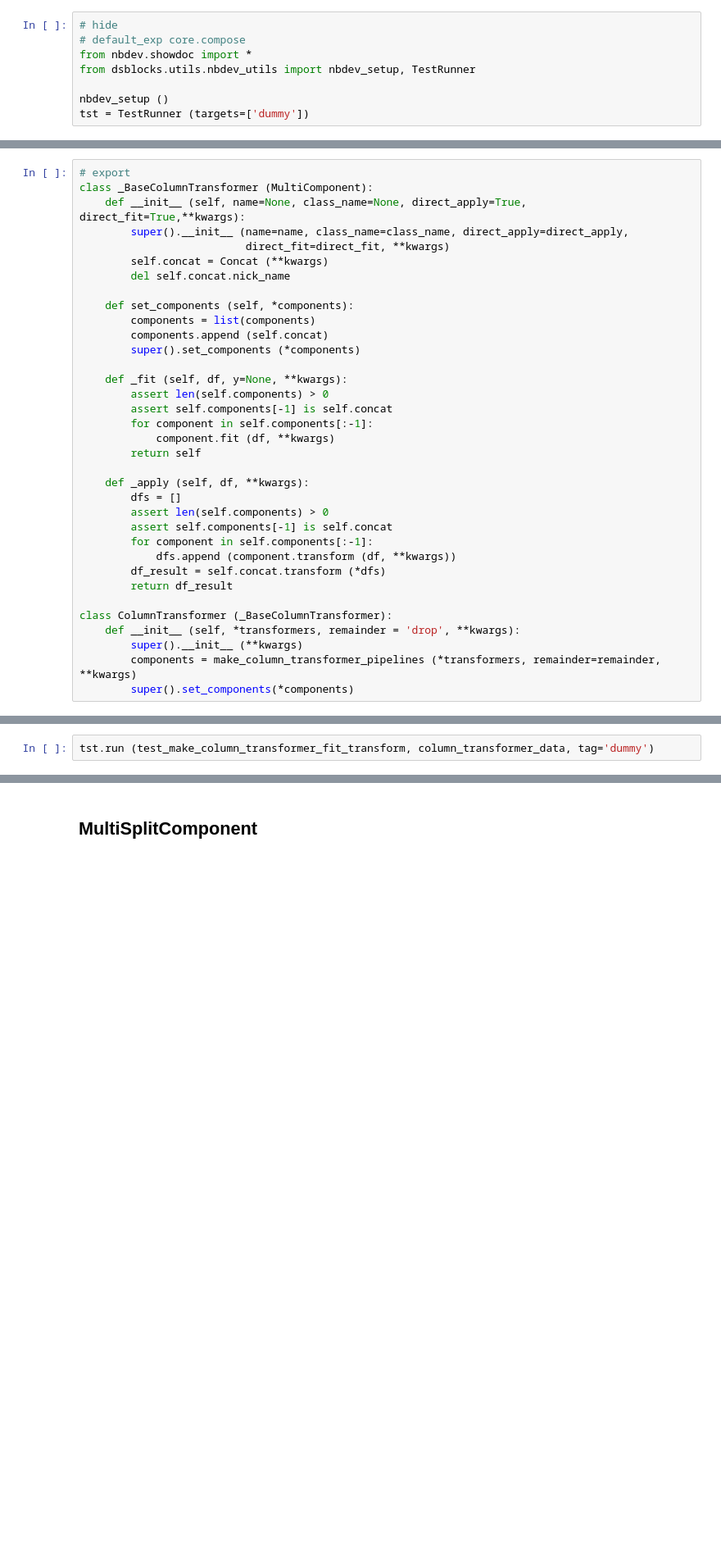
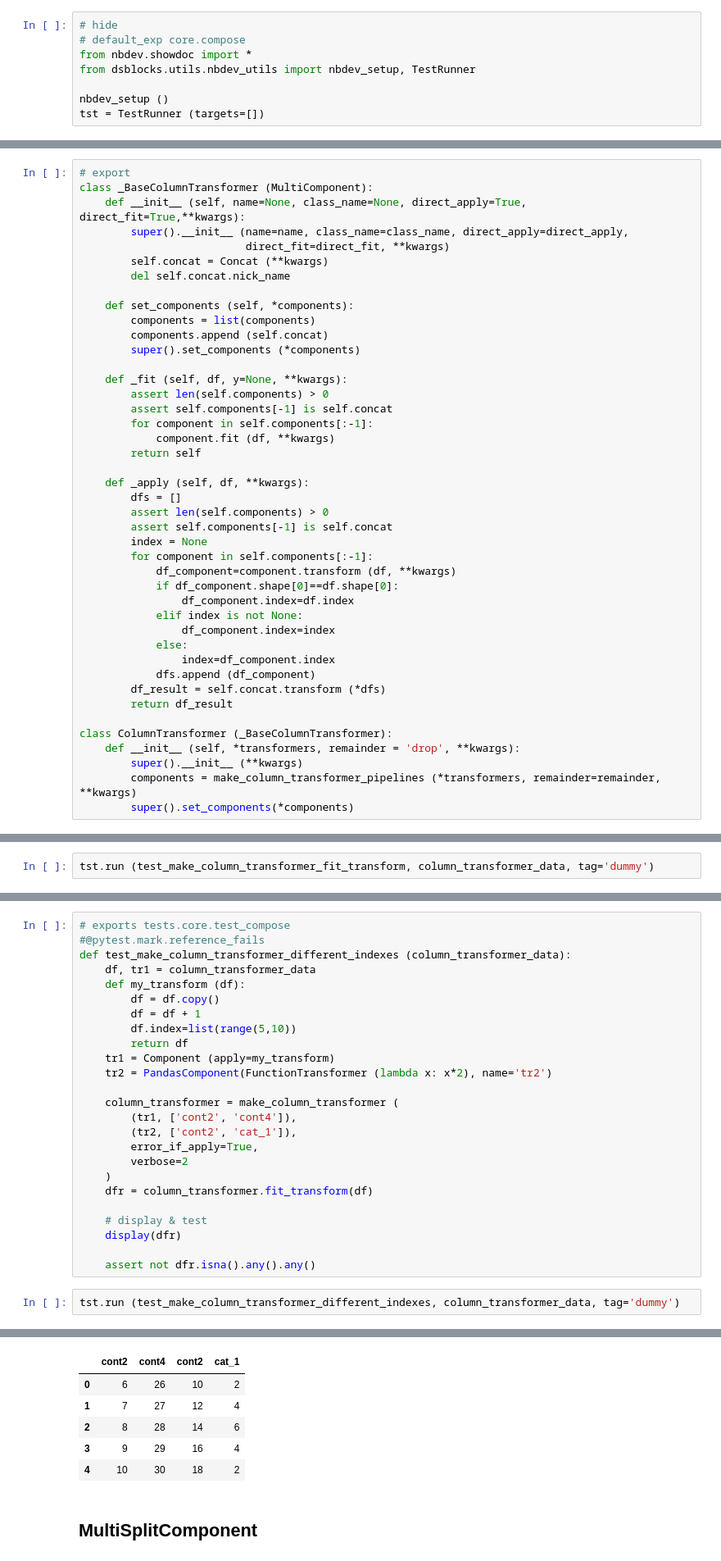
Before and after one commit to Jaume-JCI/ds-blocks, a Jupyter notebook: nbs/core/compose.ipynb, the cells around one changed output, grey strips where cells are left out. Shown: that part at 82% size. Drawn from its saved outputs; the diff is of its cells as text; blank space fills up the shorter version.

Commit message:
Fixed issue in find_last_result when path_results is None. Fixed issue in ColumnTransformer when indexes are different to each other

```diff
--- a/nbs/core/compose.ipynb
+++ b/nbs/core/compose.ipynb
@@ -5,7 +5,7 @@ from nbdev.showdoc import *
 from dsblocks.utils.nbdev_utils import nbdev_setup, TestRunner
 
 nbdev_setup ()
-tst = TestRunner (targets=['dummy'])
+tst = TestRunner (targets=[])
 # %% [markdown]
 # Compose components
 
@@ -3294,8 +3059,16 @@ class _BaseColumnTransformer (MultiComponent):
         dfs = []
         assert len(self.components) > 0
         assert self.components[-1] is self.concat
+        index = None
         for component in self.components[:-1]:
-            dfs.append (component.transform (df, **kwargs))
+            df_component=component.transform (df, **kwargs)
+            if df_component.shape[0]==df.shape[0]:
+                df_component.index=df.index
+            elif index is not None:
+                df_component.index=index
+            else:
+                index=df_component.index
+            dfs.append (df_component)
         df_result = self.concat.transform (*dfs)
         return df_result
 
@@ -3634,0 +3408,28 @@ tst.run (test_make_column_transformer_fit_transform, column_transformer_data, ta
+# %%
+# exports tests.core.test_compose
+#@pytest.mark.reference_fails
+def test_make_column_transformer_different_indexes (column_transformer_data):
+    df, tr1 = column_transformer_data
+    def my_transform (df):
+        df = df.copy()
+        df = df + 1
+        df.index=list(range(5,10))
+        return df
+    tr1 = Component (apply=my_transform)
+    tr2 = PandasComponent(FunctionTransformer (lambda x: x*2), name='tr2')
+
+    column_transformer = make_column_transformer (
+        (tr1, ['cont2', 'cont4']),
+        (tr2, ['cont2', 'cat_1']),
+        error_if_apply=True,
+        verbose=2
+    )
+    dfr = column_transformer.fit_transform(df)
+
+    # display & test
+    display(dfr)
+
+    assert not dfr.isna().any().any()
+# %%
+tst.run (test_make_column_transformer_different_indexes, column_transformer_data, tag='dummy')
+# %% [output]
@@ -3635,3 +3439,9 @@ tst.run (test_make_column_transformer_fit_transform, column_transformer_data, ta
+|  | cont2 | cont4 | cont2 | cat_1 |
+| 0 | 6 | 26 | 10 | 2 |
+| 1 | 7 | 27 | 12 | 4 |
+| 2 | 8 | 28 | 14 | 6 |
+| 3 | 9 | 29 | 16 | 4 |
+| 4 | 10 | 30 | 18 | 2 |
 # %% [markdown]
 ## MultiSplitComponent
 # %%
```
Also changed, not shown: parts of 34 cells of this notebook, 6 other files.
